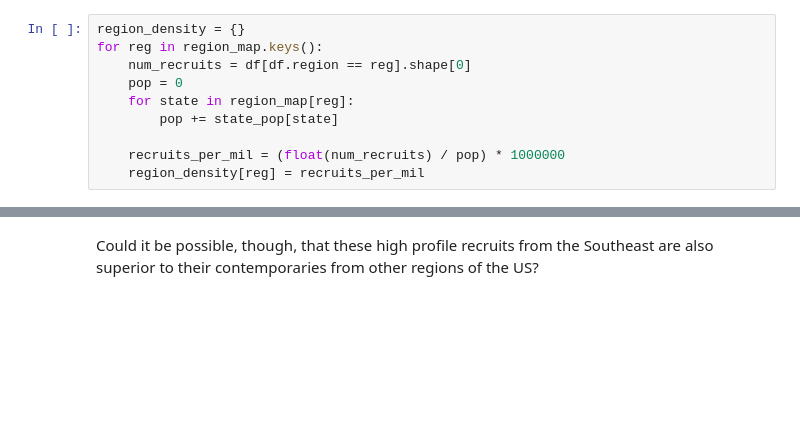
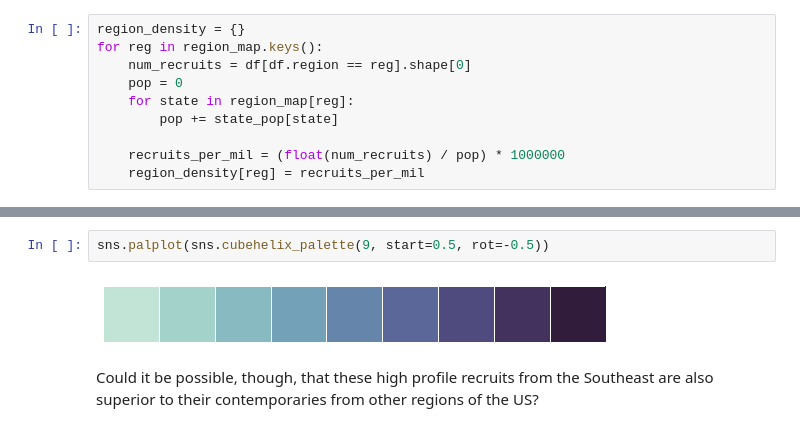
Before and after one commit to shariqiqbal2810/sports_analysis, a Jupyter notebook: regional_football_recuiting_comparison.ipynb, the cells around one changed output, grey strips where cells are left out. Cells and saved outputs as stored; diff of their text form; blank space fills up the shorter version.

```diff
--- a/regional_football_recuiting_comparison.ipynb
+++ b/regional_football_recuiting_comparison.ipynb
@@ -242,2 +299,6 @@ plt.title('Elite Football Recruit Density in U.S. Regions');
+# %%
+sns.palplot(sns.cubehelix_palette(9, start=0.5, rot=-0.5))
+# %% [output]
+[figure, added]
 # %% [markdown]
 Could it be possible, though, that these high profile recruits from the Southeast are also superior to their contemporaries from other regions of the US?
```
Also changed, not shown: parts of 10 cells of this notebook, 2 other files.
